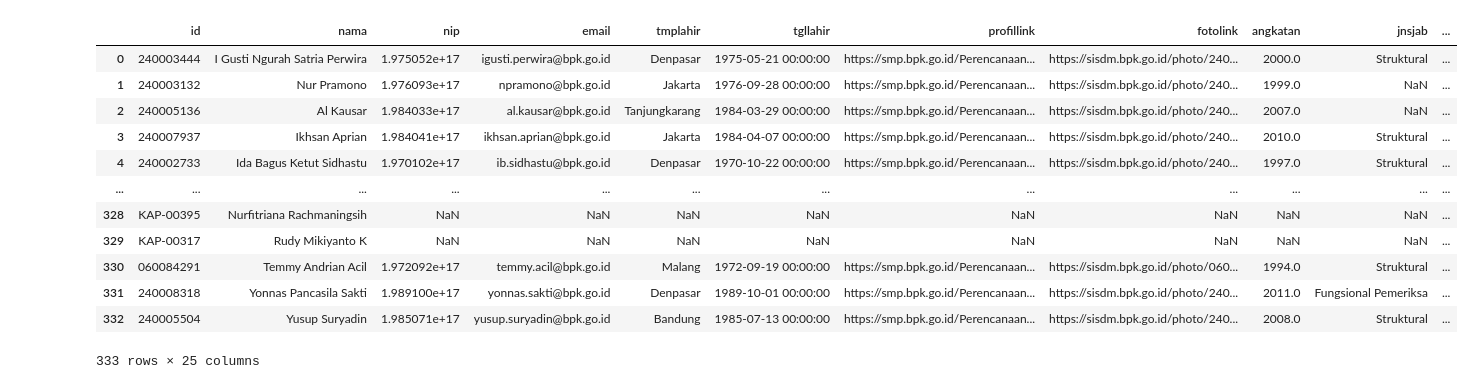
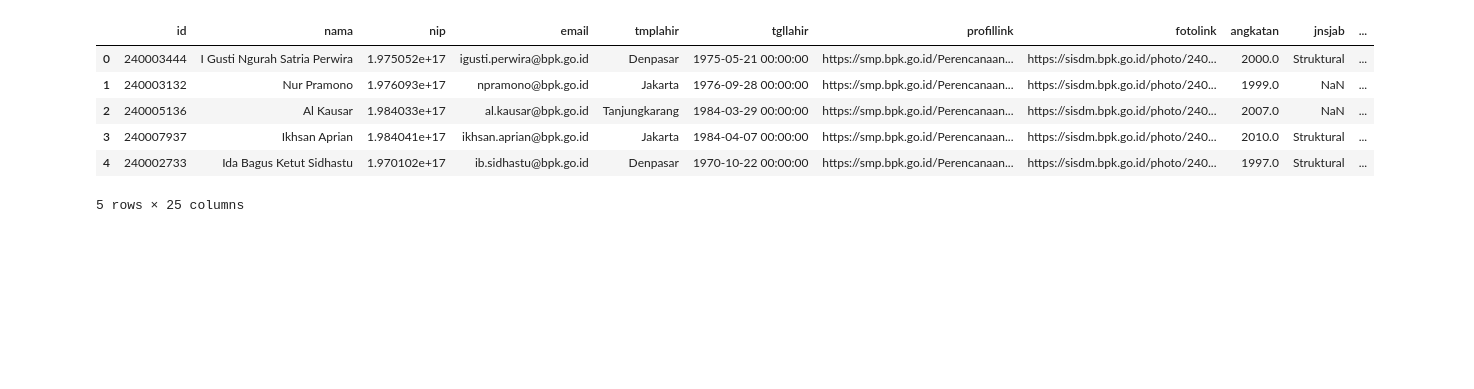
Before and after one commit to wiprada/awalokana_penilai_pemeriksa, a Jupyter notebook: pengolahan_data/tarik_data_penugasan.ipynb, the cells around one changed output. Cells and saved outputs as stored; diff of their text form; code cells hidden in the pictures; blank space fills up the shorter version.

```diff
--- a/pengolahan_data/tarik_data_penugasan.ipynb
+++ b/pengolahan_data/tarik_data_penugasan.ipynb
@@ -58,19 +40,13 @@ st_pilih
 # %%
-personil
+personil.head()
 # %% [output]
 |  | id | nama | nip | email | tmplahir | tgllahir | profillink | fotolink | angkatan | jnsjab | ... |
 | 0 | 240003444 | I Gusti Ngurah Satria Perwira | 1.975052e+17 | igusti.perwira@bpk.go.id | Denpasar | 1975-05-21 00:00:00 | https://smp.bpk.go.id/Perencanaan... | https://sisdm.bpk.go.id/photo/240... | 2000.0 | Struktural | ... |
 | 1 | 240003132 | Nur Pramono | 1.976093e+17 | npramono@bpk.go.id | Jakarta | 1976-09-28 00:00:00 | https://smp.bpk.go.id/Perencanaan... | https://sisdm.bpk.go.id/photo/240... | 1999.0 | NaN | ... |
 | 2 | 240005136 | Al Kausar | 1.984033e+17 | al.kausar@bpk.go.id | Tanjungkarang | 1984-03-29 00:00:00 | https://smp.bpk.go.id/Perencanaan... | https://sisdm.bpk.go.id/photo/240... | 2007.0 | NaN | ... |
 | 3 | 240007937 | Ikhsan Aprian | 1.984041e+17 | ikhsan.aprian@bpk.go.id | Jakarta | 1984-04-07 00:00:00 | https://smp.bpk.go.id/Perencanaan... | https://sisdm.bpk.go.id/photo/240... | 2010.0 | Struktural | ... |
 | 4 | 240002733 | Ida Bagus Ketut Sidhastu | 1.970102e+17 | ib.sidhastu@bpk.go.id | Denpasar | 1970-10-22 00:00:00 | https://smp.bpk.go.id/Perencanaan... | https://sisdm.bpk.go.id/photo/240... | 1997.0 | Struktural | ... |
-| ... | ... | ... | ... | ... | ... | ... | ... | ... | ... | ... | ... |
-| 328 | KAP-00395 | Nurfitriana Rachmaningsih | NaN | NaN | NaN | NaN | NaN | NaN | NaN | NaN | ... |
-| 329 | KAP-00317 | Rudy Mikiyanto K | NaN | NaN | NaN | NaN | NaN | NaN | NaN | NaN | ... |
-| 330 | 060084291 | Temmy Andrian Acil | 1.972092e+17 | temmy.acil@bpk.go.id | Malang | 1972-09-19 00:00:00 | https://smp.bpk.go.id/Perencanaan... | https://sisdm.bpk.go.id/photo/060... | 1994.0 | Struktural | ... |
-| 331 | 240008318 | Yonnas Pancasila Sakti | 1.989100e+17 | yonnas.sakti@bpk.go.id | Denpasar | 1989-10-01 00:00:00 | https://smp.bpk.go.id/Perencanaan... | https://sisdm.bpk.go.id/photo/240... | 2011.0 | Fungsional Pemeriksa | ... |
-| 332 | 240005504 | Yusup Suryadin | 1.985071e+17 | yusup.suryadin@bpk.go.id | Bandung | 1985-07-13 00:00:00 | https://smp.bpk.go.id/Perencanaan... | https://sisdm.bpk.go.id/photo/240... | 2008.0 | Struktural | ... |
-333 rows × 25 columns
+5 rows × 25 columns
 # %%
 tugas_pilih = ddb.query(
 """
```
Also changed, not shown: parts of 8 cells of this notebook, 6 other files.
